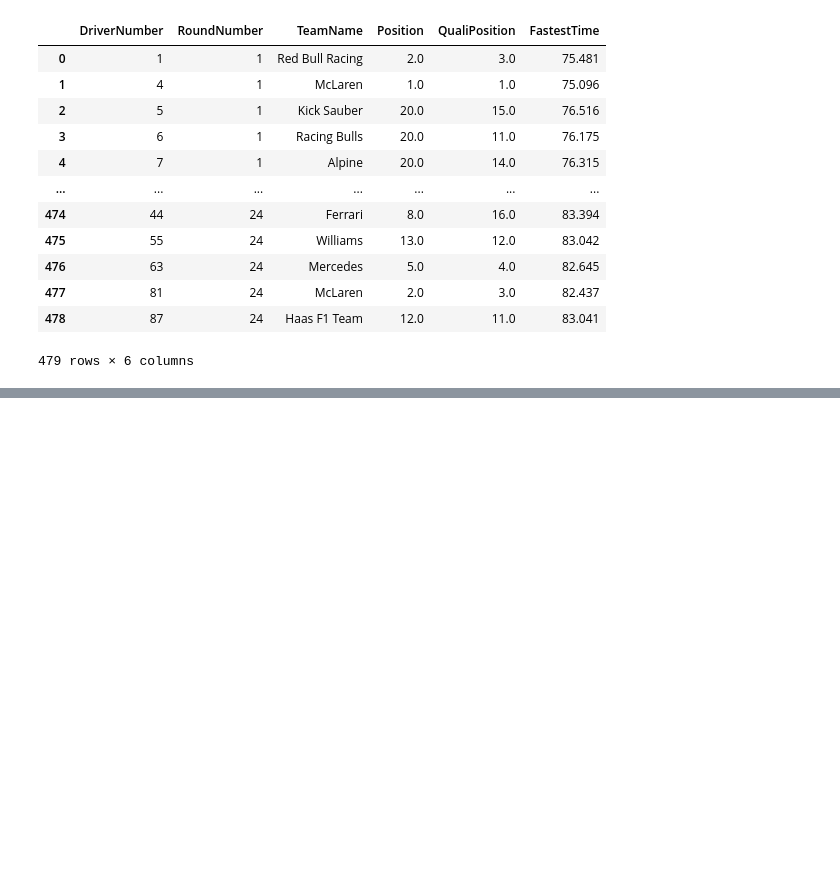
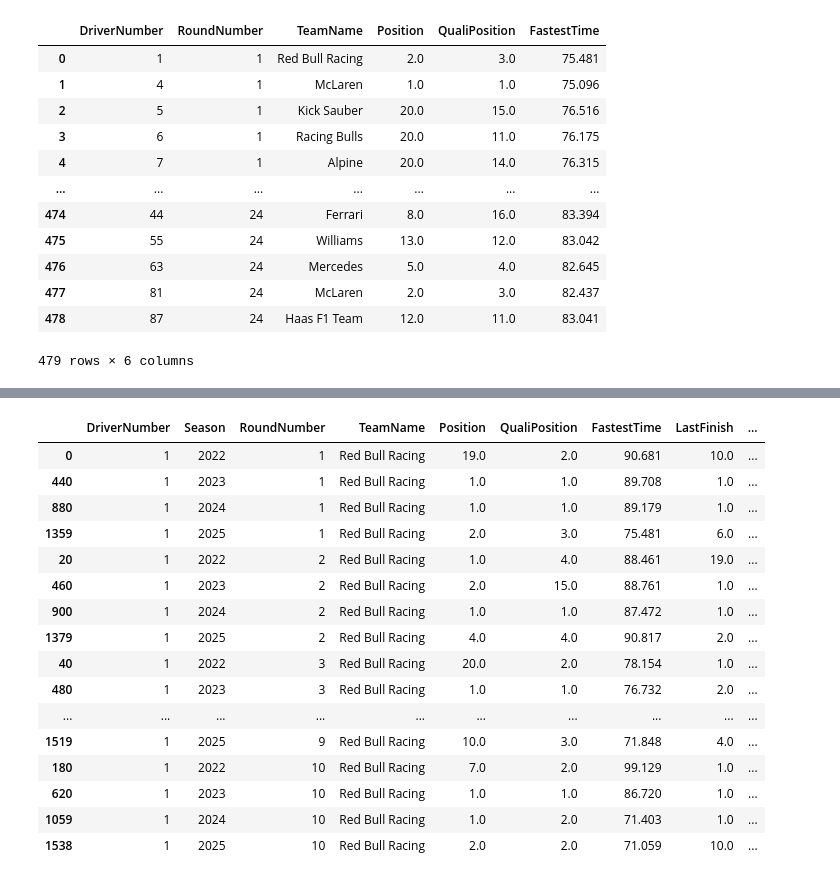
Before and after one commit to jifor/F1-Prediction-Project, a Jupyter notebook: data_testing.ipynb, the cells around one changed output, grey strips where cells are left out. Cells and saved outputs as stored; diff of their text form; code cells hidden in the pictures; blank space fills up the shorter version.

```diff
--- a/data_testing.ipynb
+++ b/data_testing.ipynb
@@ -1676,0 +1677,23 @@ raw_data.to_csv('data/Raw_Data_2024_2025.csv')
+# %%
+from src.features import add_results_features
+
+data = add_results_features(raw_data)
+data.head(40)
+# %% [output]
+|  | DriverNumber | Season | RoundNumber | TeamName | Position | QualiPosition | FastestTime | LastFinish | ... |
+| 0 | 1 | 2022 | 1 | Red Bull Racing | 19.0 | 2.0 | 90.681 | 10.0 | ... |
+| 440 | 1 | 2023 | 1 | Red Bull Racing | 1.0 | 1.0 | 89.708 | 1.0 | ... |
+| 880 | 1 | 2024 | 1 | Red Bull Racing | 1.0 | 1.0 | 89.179 | 1.0 | ... |
+| 1359 | 1 | 2025 | 1 | Red Bull Racing | 2.0 | 3.0 | 75.481 | 6.0 | ... |
+| 20 | 1 | 2022 | 2 | Red Bull Racing | 1.0 | 4.0 | 88.461 | 19.0 | ... |
+| 460 | 1 | 2023 | 2 | Red Bull Racing | 2.0 | 15.0 | 88.761 | 1.0 | ... |
+| 900 | 1 | 2024 | 2 | Red Bull Racing | 1.0 | 1.0 | 87.472 | 1.0 | ... |
+| 1379 | 1 | 2025 | 2 | Red Bull Racing | 4.0 | 4.0 | 90.817 | 2.0 | ... |
+| 40 | 1 | 2022 | 3 | Red Bull Racing | 20.0 | 2.0 | 78.154 | 1.0 | ... |
+| 480 | 1 | 2023 | 3 | Red Bull Racing | 1.0 | 1.0 | 76.732 | 2.0 | ... |
+| ... | ... | ... | ... | ... | ... | ... | ... | ... | ... |
+| 1519 | 1 | 2025 | 9 | Red Bull Racing | 10.0 | 3.0 | 71.848 | 4.0 | ... |
+| 180 | 1 | 2022 | 10 | Red Bull Racing | 7.0 | 2.0 | 99.129 | 1.0 | ... |
+| 620 | 1 | 2023 | 10 | Red Bull Racing | 1.0 | 1.0 | 86.720 | 1.0 | ... |
+| 1059 | 1 | 2024 | 10 | Red Bull Racing | 1.0 | 2.0 | 71.403 | 1.0 | ... |
+| 1538 | 1 | 2025 | 10 | Red Bull Racing | 2.0 | 2.0 | 71.059 | 10.0 | ... |
```
Also changed, not shown: parts of 5 cells of this notebook, 11 other files.
